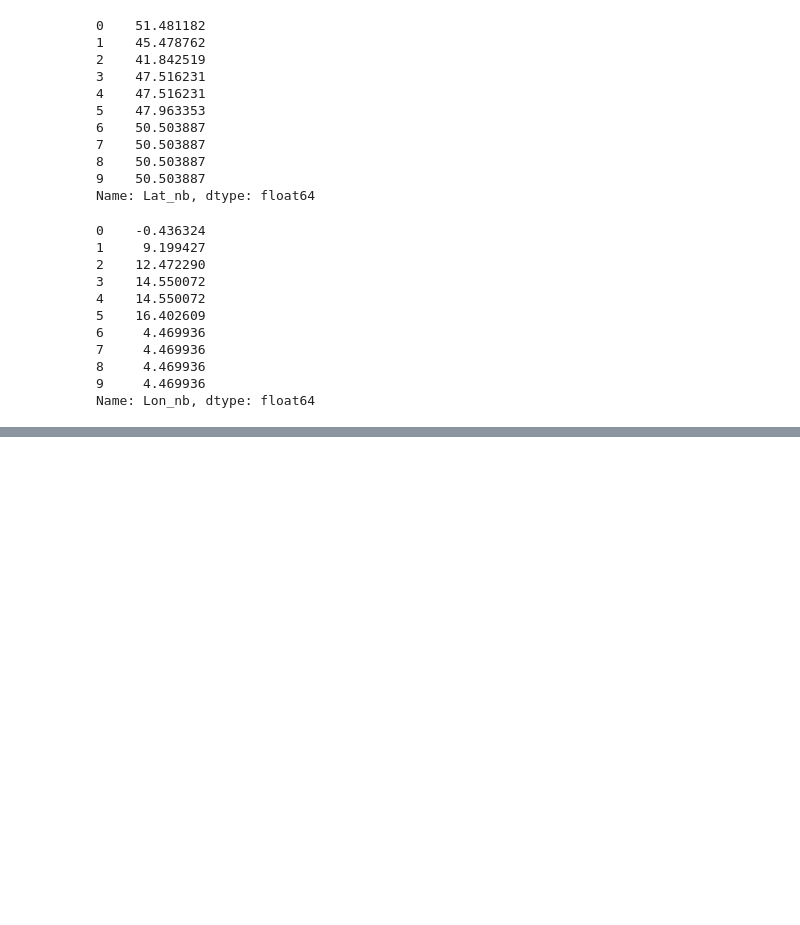
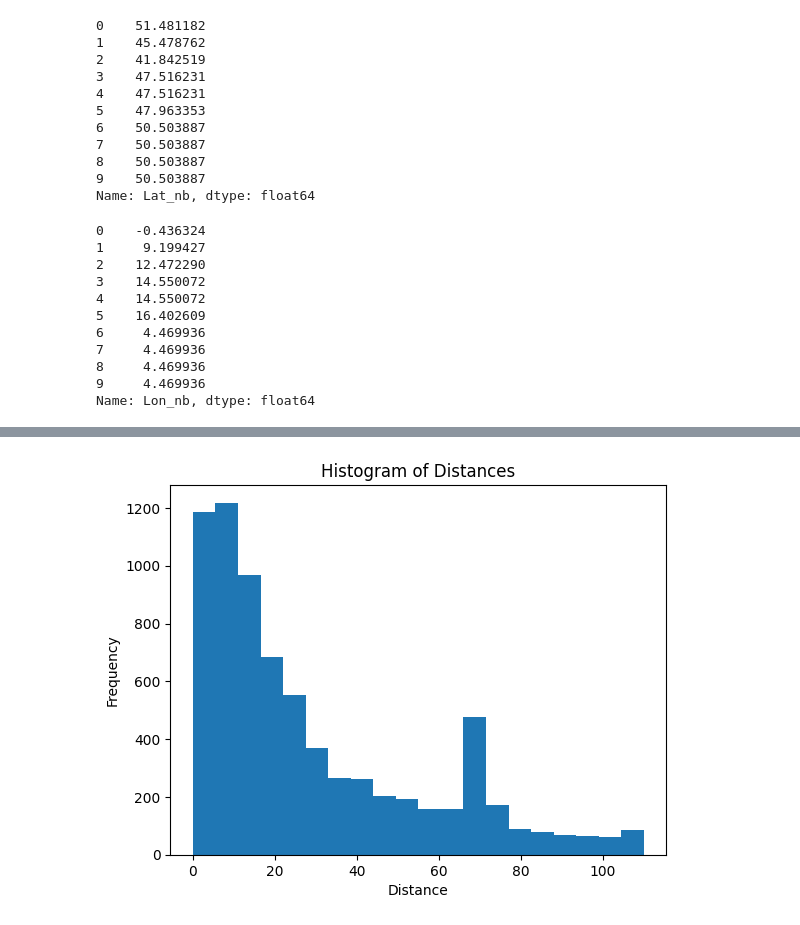
Before and after one commit to kaifoerster/BuildingAgePredictorML, a Jupyter notebook: demo/try loading pkl.ipynb, the cells around one changed output, grey strips where cells are left out. Cells and saved outputs as stored; diff of their text form; code cells hidden in the pictures; blank space fills up the shorter version.

```diff
--- a/demo/try loading pkl.ipynb
+++ b/demo/try loading pkl.ipynb
@@ -136,0 +202,12 @@ final_df = pd.merge(rca_dt, matches_prepared, how='left', left_on='rca_key_colum
+# %%
+import matplotlib.pyplot as plt
+
+# Assuming 'matches' is your DataFrame and it has a numerical column named 'distances'
+matches['distances'].plot(kind='hist', bins=20)  # You can adjust the number of bins
+
+plt.xlabel('Distance')
+plt.ylabel('Frequency')
+plt.title('Histogram of Distances')
+plt.show()
+# %% [output]
+[figure, added]
```
Also changed, not shown: parts of 14 cells of this notebook.
